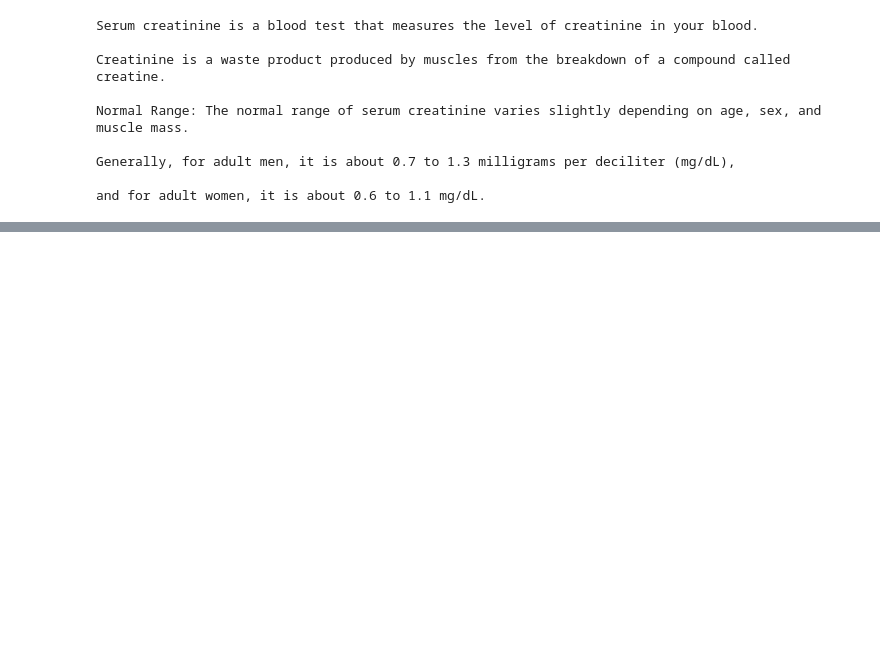
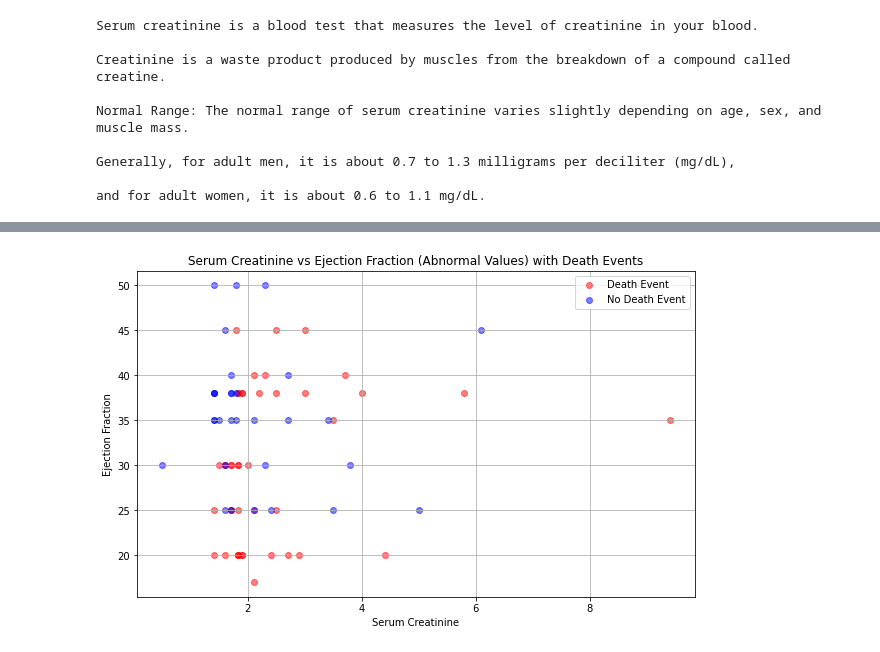
Before and after one commit to faiyted/Project-Cardiac-Disease, a Jupyter notebook: Laura-Project.ipynb, the cells around one changed output, grey strips where cells are left out. Drawn from its saved outputs; the diff is of its cells as text; code cells hidden in the pictures; blank space fills up the shorter version.

```diff
--- a/Laura-Project.ipynb
+++ b/Laura-Project.ipynb
@@ -262,0 +183,28 @@ plt.show()
+# %%
+# Filter the DataFrame for abnormal Serum Creatinine and Ejection Fraction values
+filtered_df_abnormal = heart_df[
+    (~heart_df["serum_creatinine"].between(0.6, 1.3)) &
+    (~heart_df["ejection_fraction"].between(55, 70))
+]
+
+# Create the scatter plot
+plt.figure(figsize=(10, 6))
+
+# Scatter plot for abnormal values that resulted in death
+plt.scatter(filtered_df_abnormal[filtered_df_abnormal["DEATH_EVENT"] == 1]["serum_creatinine"],
+            filtered_df_abnormal[filtered_df_abnormal["DEATH_EVENT"] == 1]["ejection_fraction"],
+            c='red', label='Death Event', alpha=0.5)
+
+# Scatter plot for abnormal values that did not result in death
+plt.scatter(filtered_df_abnormal[filtered_df_abnormal["DEATH_EVENT"] == 0]["serum_creatinine"],
+            filtered_df_abnormal[filtered_df_abnormal["DEATH_EVENT"] == 0]["ejection_fraction"],
+            c='blue', label='No Death Event', alpha=0.5)
+
+plt.title('Serum Creatinine vs Ejection Fraction (Abnormal Values) with Death Events')
+plt.xlabel('Serum Creatinine')
+plt.ylabel('Ejection Fraction')
+plt.legend()
+plt.grid(True)
+plt.show()
+# %% [output]
+[figure, added]
```
Also changed, not shown: parts of 4 cells of this notebook.
